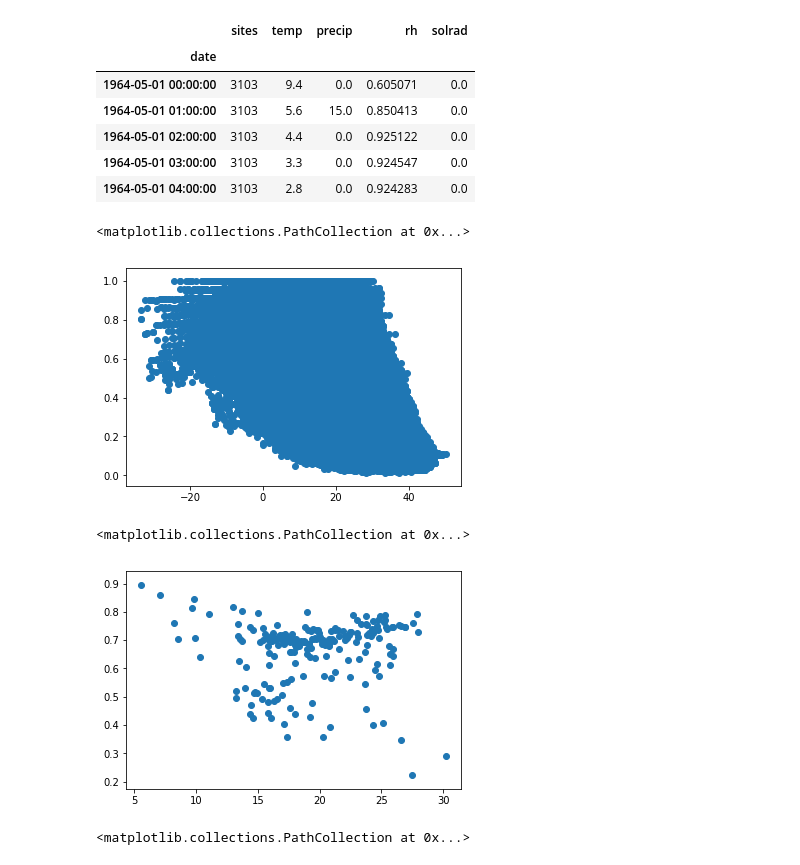
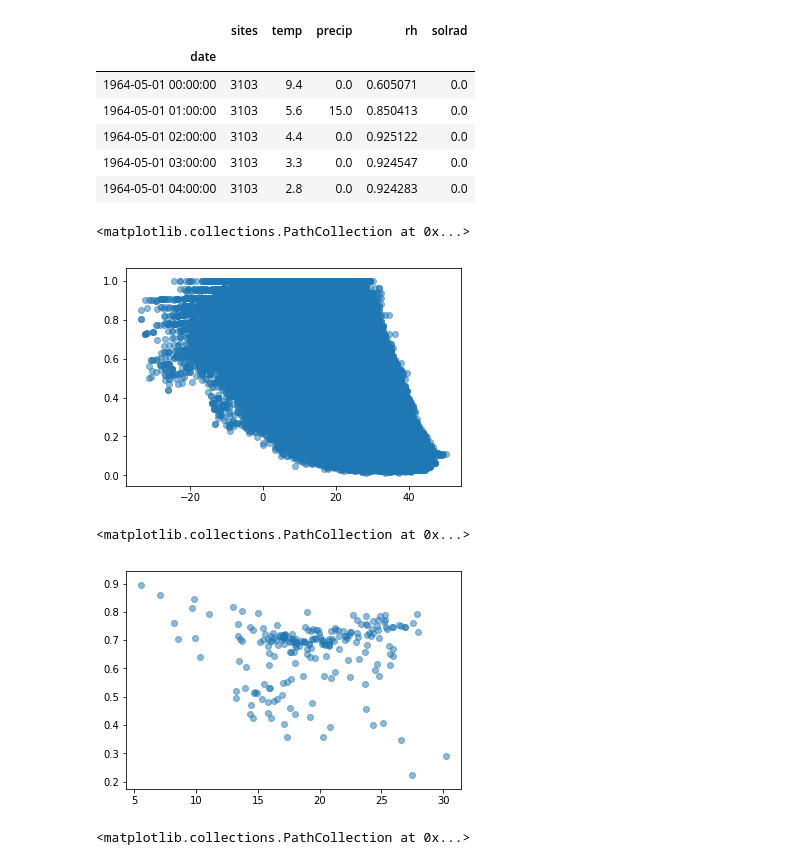
Before and after one commit to jennhsiao/upscale, a Jupyter notebook: notebooks/temp_vpd.ipynb, the cells around one changed output. Cells and saved outputs as stored; diff of their text form; code cells hidden in the pictures.

```diff
--- a/notebooks/temp_vpd.ipynb
+++ b/notebooks/temp_vpd.ipynb
@@ -25,15 +25,16 @@ df_wea.head()
 sitemean_temp = df_wea.groupby('sites')['temp'].mean()
 sitemean_rh = df_wea.groupby('sites')['rh'].mean()
 # %%
-plt.scatter(df_wea['temp'], df_wea['rh'])
+plt.scatter(df_wea['temp'], df_wea['rh'], alpha=0.5)
+# this plot will take some time to run - too many datapoints
 # %% [output]
 <matplotlib.collections.PathCollection at 0x...>
-[figure, old version]
+[figure, new version]
 # %%
-plt.scatter(sitemean_temp, sitemean_rh)
+plt.scatter(sitemean_temp, sitemean_rh, alpha=0.5)
 # %% [output]
 <matplotlib.collections.PathCollection at 0x...>
-[figure, old version]
+[figure, new version]
 # %%
 # Clausius-Clapeyron Function
 # - calculates VPD with temperature & RH input
```
